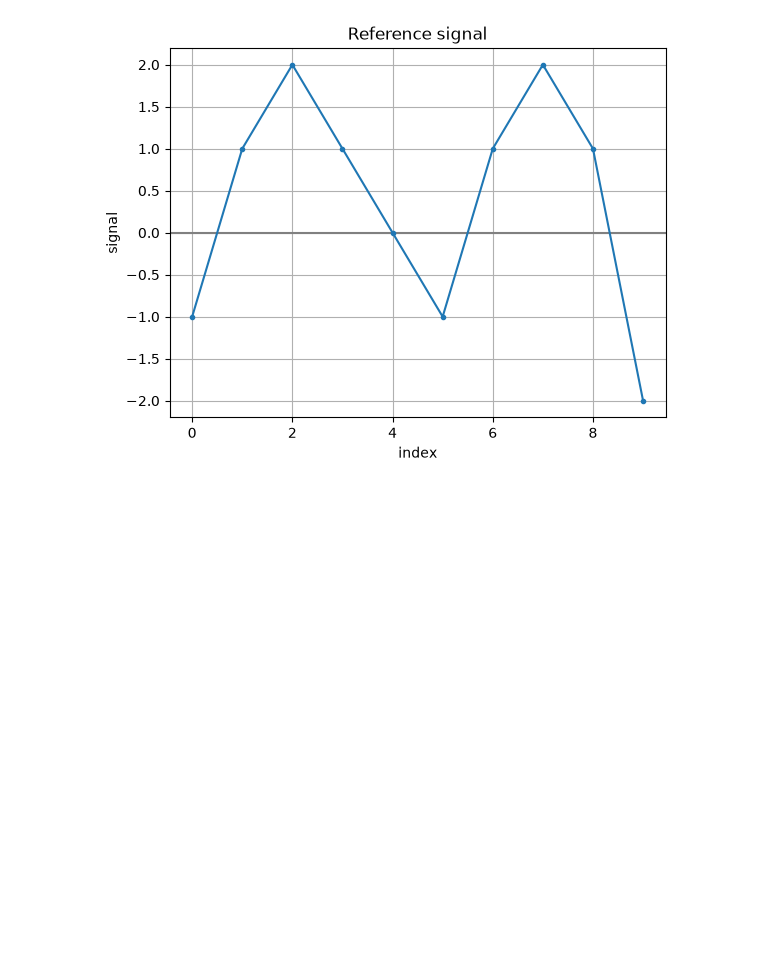
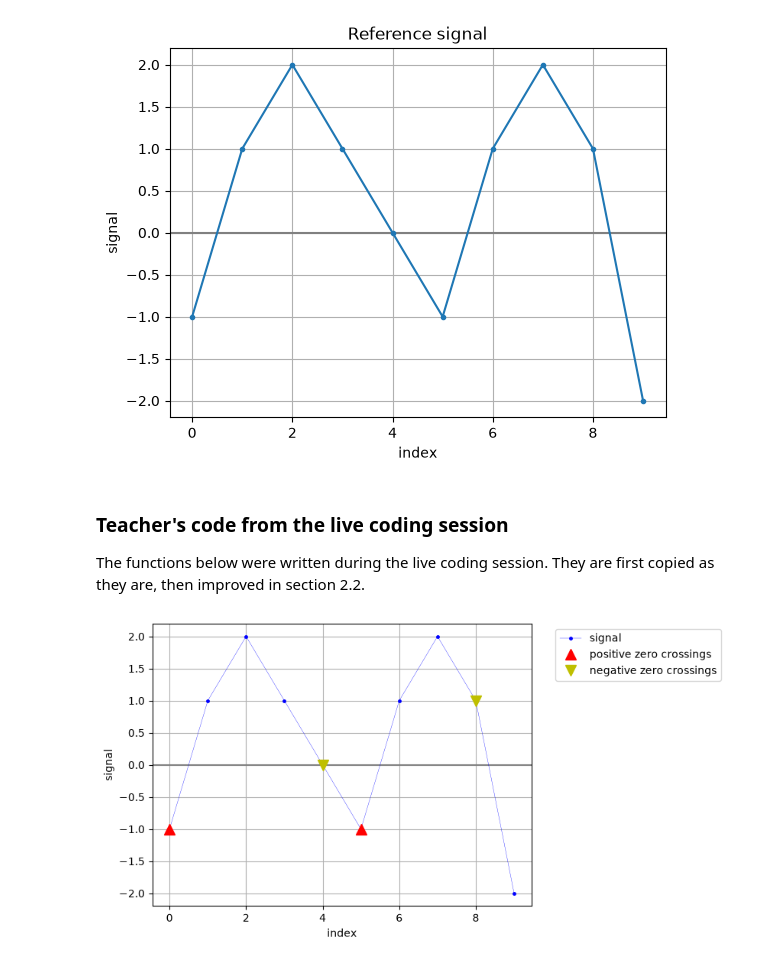
Before and after one commit to sdurand875-spec/IEAP-python-series03, a Jupyter notebook: Section/part2_functions.ipynb, the cells around one changed output. Drawn from its saved outputs; the diff is of its cells as text; code cells hidden in the pictures; blank space fills up the shorter version.

Commit message:
Add teacher's zero crossing and plot functions (2.1)

```diff
--- a/Section/part2_functions.ipynb
+++ b/Section/part2_functions.ipynb
@@ -35,3 +35,7 @@ plt.grid(True)
 plt.show()
 # %% [output]
 [figure]
+# %% [markdown]
+### Teacher's code from the live coding session
+
+The functions below were written during the live coding session. They are first copied as they are, then improved in section 2.2.
@@ -37,0 +77,45 @@ plt.show()
+# %%
+def plot_signal(i: np.ndarray, s: np.ndarray, color: str = "blue"):
+    """Plot the signal as function of time/index with grid and zero line"""
+    plt.axhline(y=0, color="gray", linestyle="-")
+    plt.plot(i, s, ".-", markersize=5, linewidth=0.25, color=color, label="signal")
+    plt.ylabel("signal")
+    plt.xlabel("index")
+
+
+def plot_remarkable_points(t: np.ndarray, s: np.ndarray, format: str, label: str):
+    """Plot remarkable points on a signal with format and label"""
+    plt.plot(t, s, format, markersize=10, label=label)
+
+
+def plot_positive_zero_crossings(i: np.ndarray, s: np.ndarray):
+    """Plot positive zero crossings on a signal"""
+    i_pos, _ = find_zero_crossings(s)
+    plot_remarkable_points(i[i_pos], s[i_pos], "^r", "positive zero crossings")
+
+
+def plot_negative_zero_crossings(i: np.ndarray, s: np.ndarray):
+    """Plot negative zero crossings on a signal"""
+    _, i_neg = find_zero_crossings(s)
+    plot_remarkable_points(i[i_neg], s[i_neg], "vy", "negative zero crossings")
+
+
+def plot_zero_crossings(i: np.ndarray, s: np.ndarray):
+    """Plot all zero crossings on a signal"""
+    plot_positive_zero_crossings(i, s)
+    plot_negative_zero_crossings(i, s)
+
+
+def display_signal_and_crossings(i: np.ndarray, s: np.ndarray):
+    """Plot signal and zero crossings with legend outside the plot and grid"""
+    plt.figure()
+    plot_signal(i, s)
+    plot_positive_zero_crossings(i, s)
+    plot_negative_zero_crossings(i, s)
+    plt.legend(bbox_to_anchor=(1.05, 1), loc="upper left")
+    plt.grid(True)
+    plt.show()
+# %%
+display_signal_and_crossings(index, signal)
+# %% [output]
+[figure, added]
```
Also changed, not shown: parts of 1 cell of this notebook.
